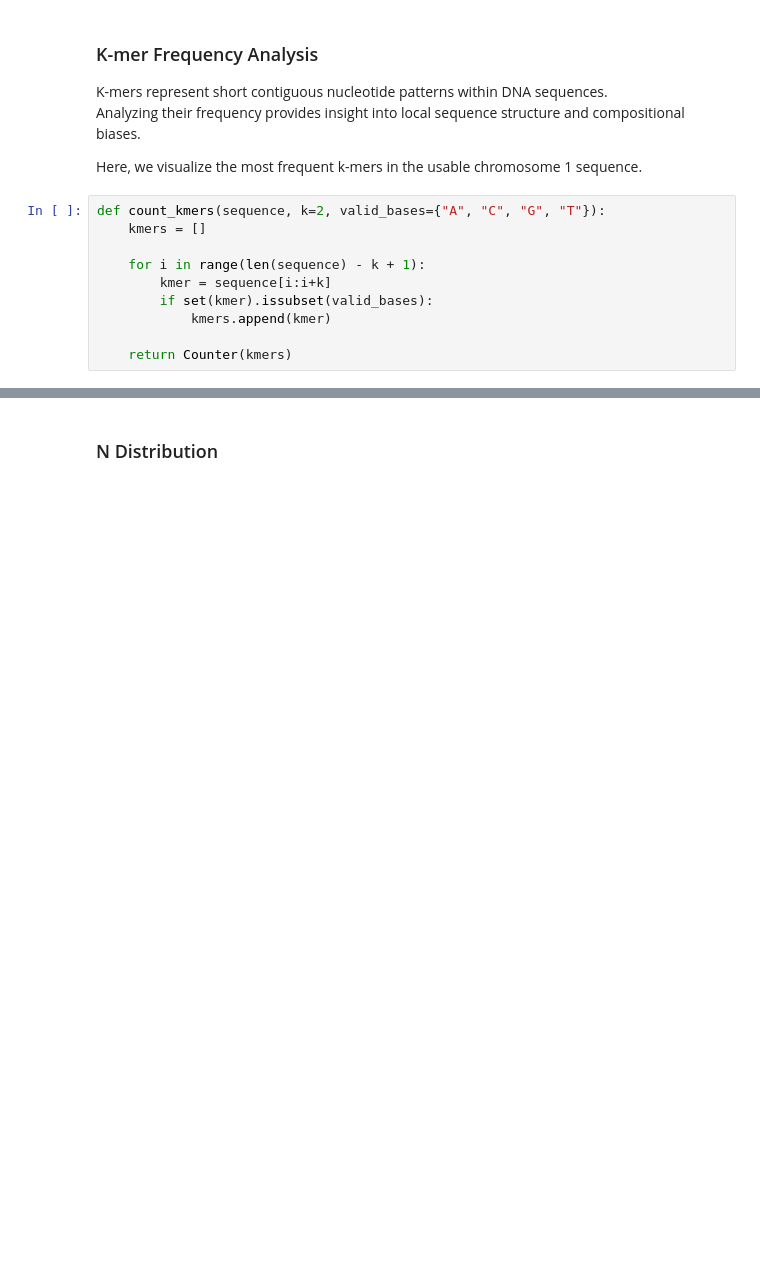
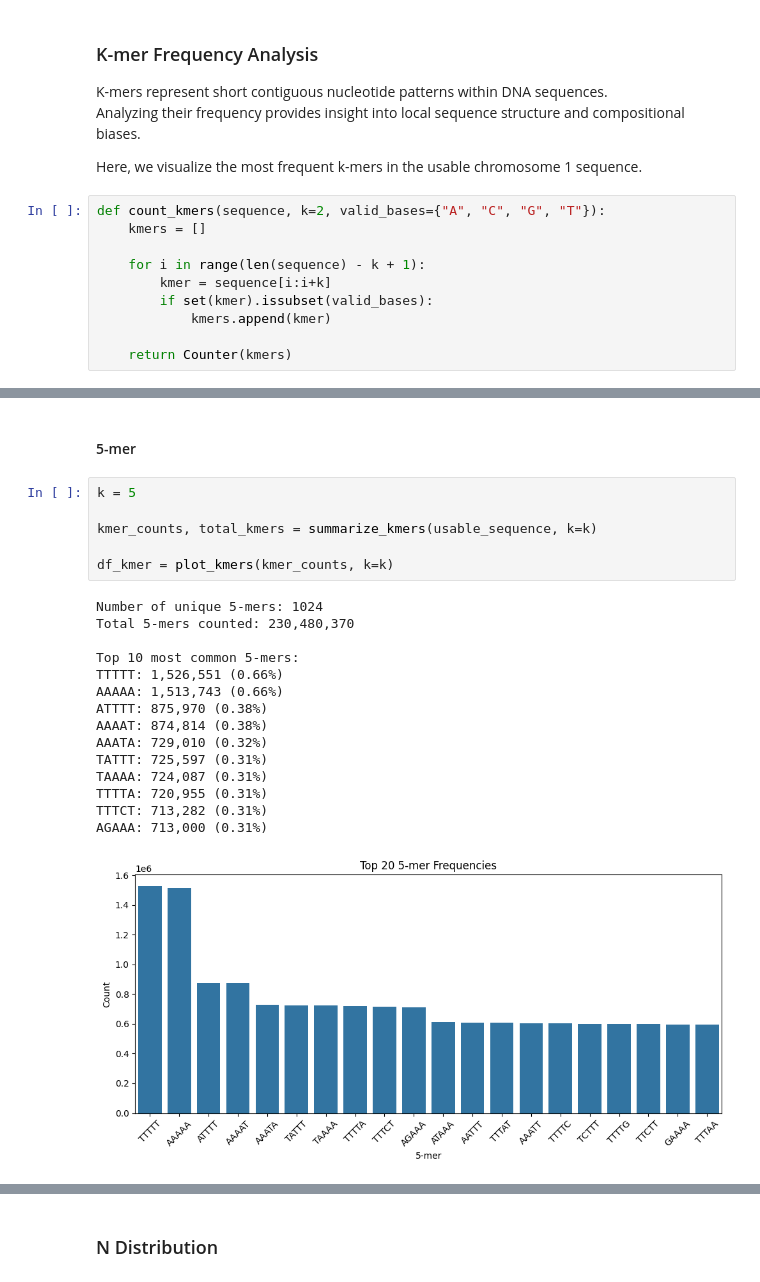
Before and after one commit to rjholik/DNA-Promoter-Prediction-CNN-Transformers, a Jupyter notebook: notebooks/01_data_exploration.ipynb, the cells around one changed output, grey strips where cells are left out. Cells and saved outputs as stored; diff of their text form; blank space fills up the shorter version.

```diff
--- a/notebooks/01_data_exploration.ipynb
+++ b/notebooks/01_data_exploration.ipynb
@@ -309,0 +338,24 @@ plt.show()
+# %% [markdown]
+#### 5-mer
+# %%
+k = 5
+
+kmer_counts, total_kmers = summarize_kmers(usable_sequence, k=k)
+
+df_kmer = plot_kmers(kmer_counts, k=k)
+# %% [output]
+Number of unique 5-mers: 1024
+Total 5-mers counted: 230,480,370
+
+Top 10 most common 5-mers:
+TTTTT: 1,526,551 (0.66%)
+AAAAA: 1,513,743 (0.66%)
+ATTTT: 875,970 (0.38%)
+AAAAT: 874,814 (0.38%)
+AAATA: 729,010 (0.32%)
+TATTT: 725,597 (0.31%)
+TAAAA: 724,087 (0.31%)
+TTTTA: 720,955 (0.31%)
+TTTCT: 713,282 (0.31%)
+AGAAA: 713,000 (0.31%)
+[figure, added]
```
Also changed, not shown: parts of 13 cells of this notebook.
